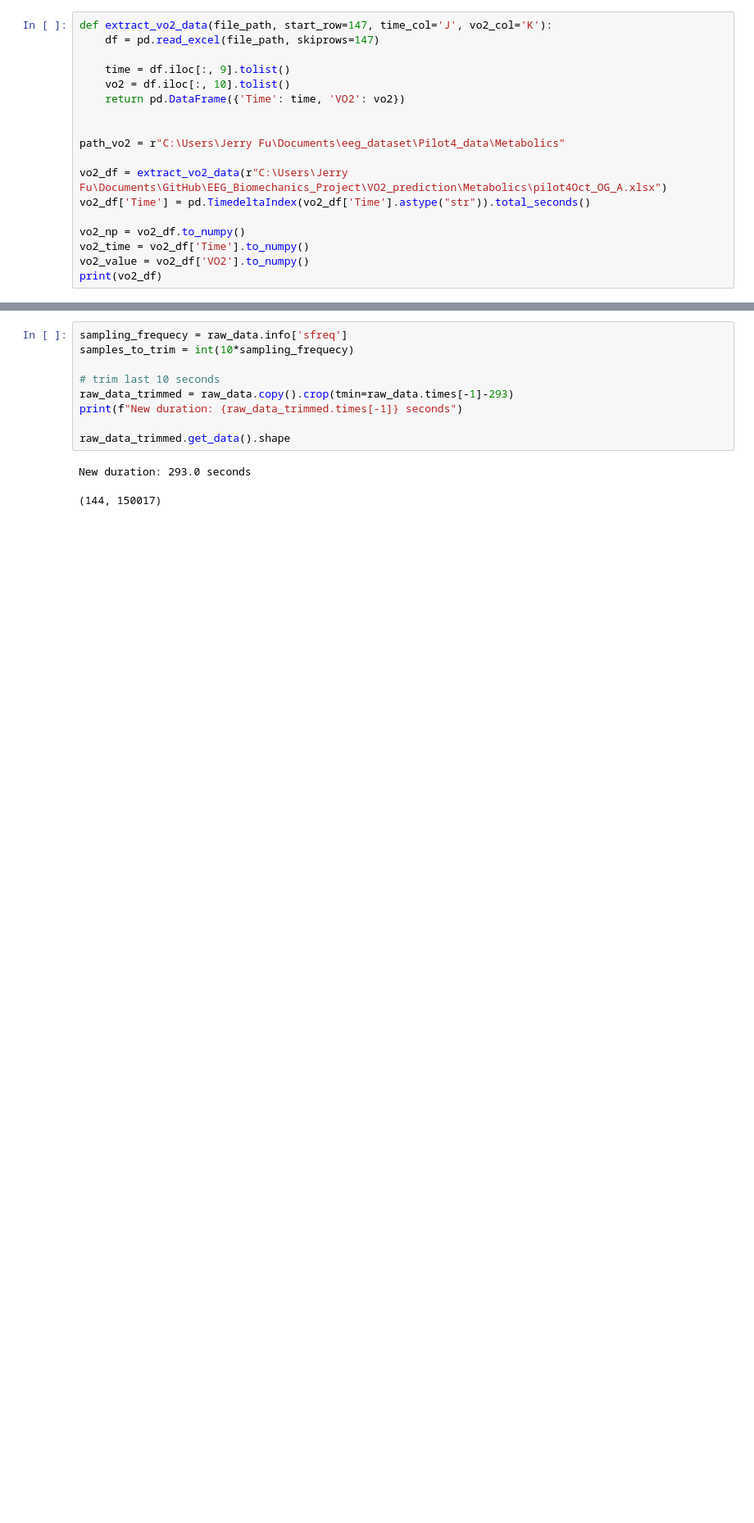
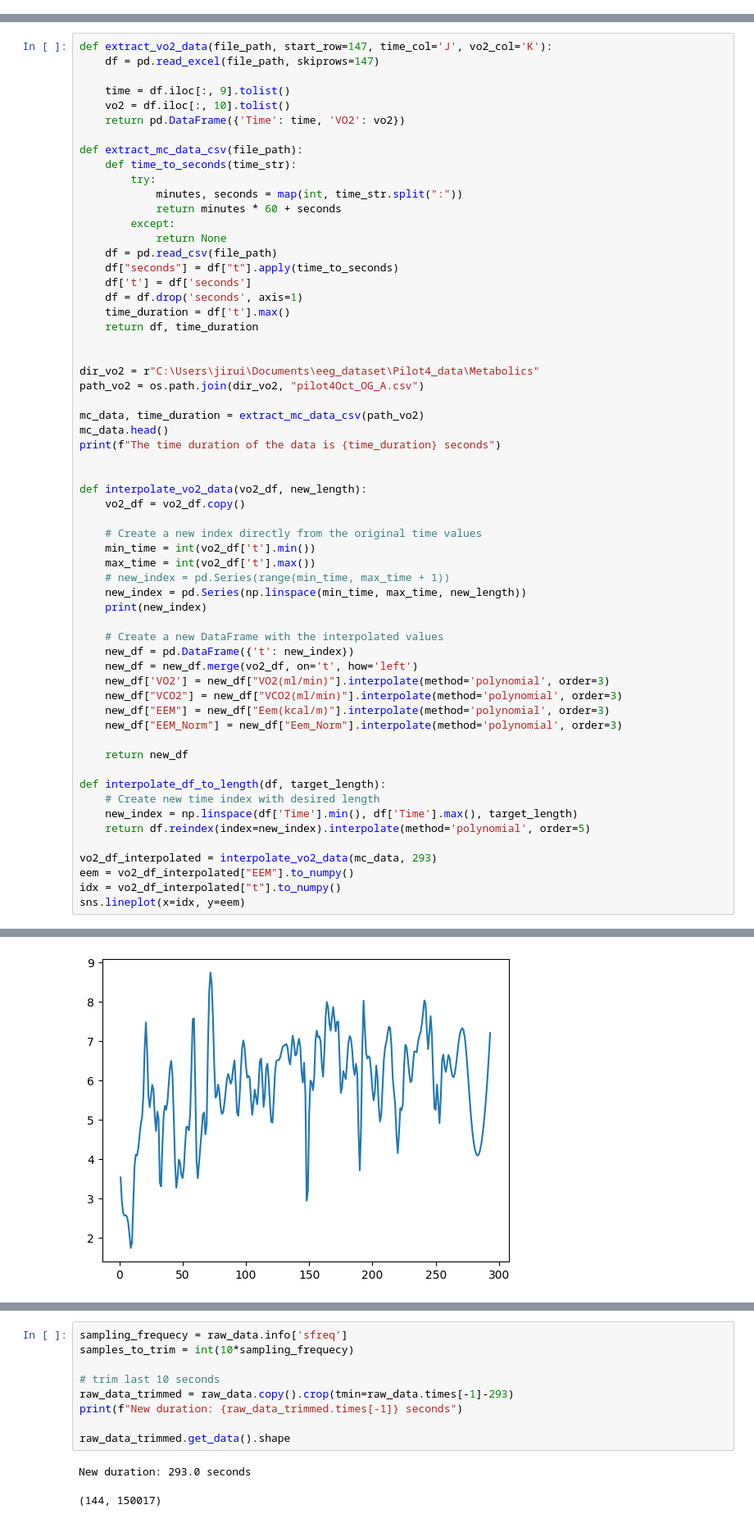
Before and after one commit to jiruifu/EEG_Biomechanics_Project, a Jupyter notebook: prediction.ipynb, the cells around one changed output, grey strips where cells are left out. Shown: that part at 82% size. Saved outputs shown, nothing was run; the diff lists cells and outputs as text; blank space fills up the shorter version.

```diff
--- a/prediction.ipynb
+++ b/prediction.ipynb
@@ -10,18 +11,0 @@ import matplotlib.pyplot as plt
-# %%
-def extract_vo2_data(file_path, start_row=147, time_col='J', vo2_col='K'):
-    df = pd.read_excel(file_path, skiprows=147)
-
-    time = df.iloc[:, 9].tolist()
-    vo2 = df.iloc[:, 10].tolist()
-    return pd.DataFrame({'Time': time, 'VO2': vo2})
-
-
-path_vo2 = r"C:\Users\Jerry Fu\Documents\eeg_dataset\Pilot4_data\Metabolics"
-
-vo2_df = extract_vo2_data(r"C:\Users\Jerry Fu\Documents\GitHub\EEG_Biomechanics_Project\VO2_prediction\Metabolics\pilot4Oct_OG_A.xlsx")
-vo2_df['Time'] = pd.TimedeltaIndex(vo2_df['Time'].astype("str")).total_seconds()
-
-vo2_np = vo2_df.to_numpy()
-vo2_time = vo2_df['Time'].to_numpy()
-vo2_value = vo2_df['VO2'].to_numpy()
-print(vo2_df)
@@ -42,0 +12,61 @@ print(vo2_df)
+# %%
+def extract_vo2_data(file_path, start_row=147, time_col='J', vo2_col='K'):
+    df = pd.read_excel(file_path, skiprows=147)
+
+    time = df.iloc[:, 9].tolist()
+    vo2 = df.iloc[:, 10].tolist()
+    return pd.DataFrame({'Time': time, 'VO2': vo2})
+
+def extract_mc_data_csv(file_path):
+    def time_to_seconds(time_str):
+        try:
+            minutes, seconds = map(int, time_str.split(":"))
+            return minutes * 60 + seconds
+        except:
+            return None
+    df = pd.read_csv(file_path)
+    df["seconds"] = df["t"].apply(time_to_seconds)
+    df['t'] = df['seconds']
+    df = df.drop('seconds', axis=1)
+    time_duration = df['t'].max()
+    return df, time_duration
+
+
+dir_vo2 = r"C:\Users\jirui\Documents\eeg_dataset\Pilot4_data\Metabolics"
+path_vo2 = os.path.join(dir_vo2, "pilot4Oct_OG_A.csv")
+
+mc_data, time_duration = extract_mc_data_csv(path_vo2)
+mc_data.head()
+print(f"The time duration of the data is {time_duration} seconds")
+
+
+def interpolate_vo2_data(vo2_df, new_length):
+    vo2_df = vo2_df.copy()
+
+    # Create a new index directly from the original time values
+    min_time = int(vo2_df['t'].min())
+    max_time = int(vo2_df['t'].max())
+    # new_index = pd.Series(range(min_time, max_time + 1))
+    new_index = pd.Series(np.linspace(min_time, max_time, new_length))
+    print(new_index)
+
+    # Create a new DataFrame with the interpolated values
+    new_df = pd.DataFrame({'t': new_index})
+    new_df = new_df.merge(vo2_df, on='t', how='left')
+    new_df['VO2'] = new_df["VO2(ml/min)"].interpolate(method='polynomial', order=3)
+    new_df["VCO2"] = new_df["VCO2(ml/min)"].interpolate(method='polynomial', order=3)
+    new_df["EEM"] = new_df["Eem(kcal/m)"].interpolate(method='polynomial', order=3)
+    new_df["EEM_Norm"] = new_df["Eem_Norm"].interpolate(method='polynomial', order=3)
+
+    return new_df
+
+def interpolate_df_to_length(df, target_length):
+    # Create new time index with desired length
+    new_index = np.linspace(df['Time'].min(), df['Time'].max(), target_length)
+    return df.reindex(index=new_index).interpolate(method='polynomial', order=5)
+
+vo2_df_interpolated = interpolate_vo2_data(mc_data, 293)
+eem = vo2_df_interpolated["EEM"].to_numpy()
+idx = vo2_df_interpolated["t"].to_numpy()
+sns.lineplot(x=idx, y=eem)
+# %% [output]
@@ -43,3 +87,4 @@ print(vo2_df)
+[figure, added]
 # %%
 def read_bdf_file(file_path):
     raw = mne.io.read_raw_bdf(file_path, preload=True)
```
Also changed, not shown: parts of 8 cells of this notebook, 2 other files.
